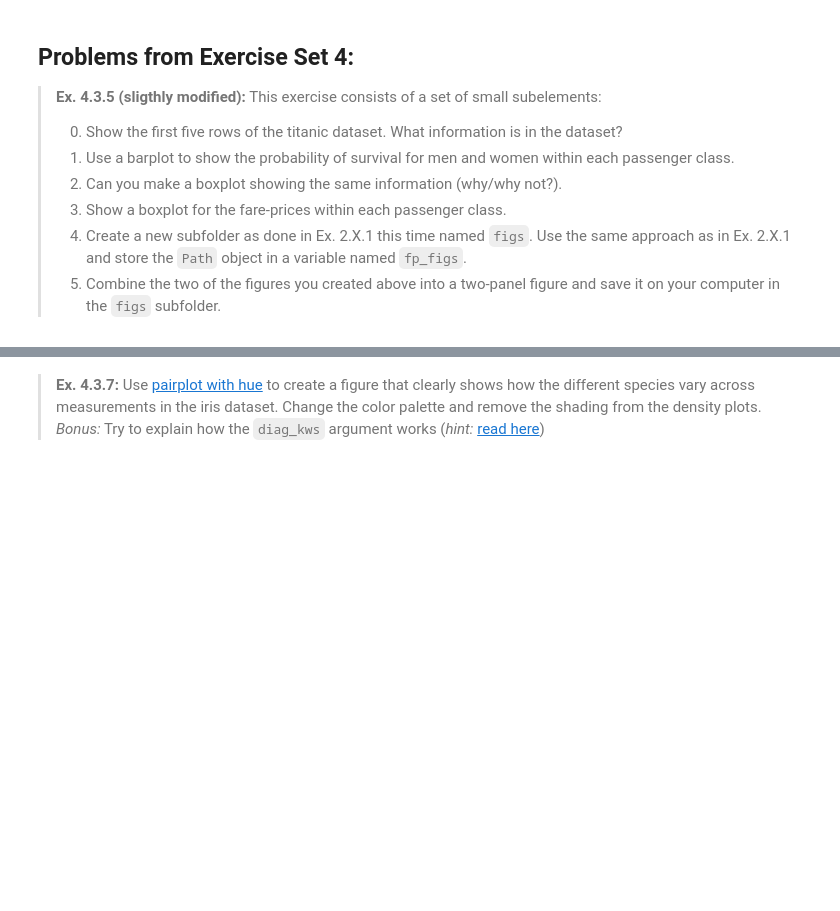
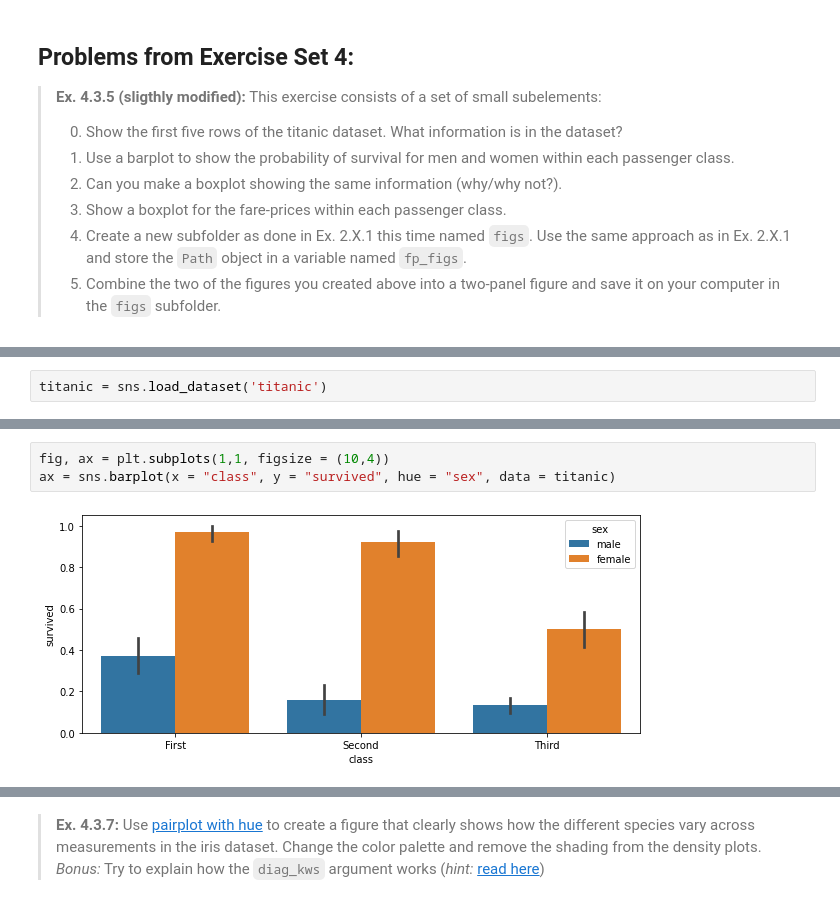
Before and after one commit to mbilsen/Housing-Prices-in-Denmark, a Jupyter notebook: assignment1/assignment_1.ipynb, the cells around one changed output, grey strips where cells are left out. Drawn from its saved outputs; the diff is of its cells as text; blank space fills up the shorter version.

```diff
--- a/assignment1/assignment_1.ipynb
+++ b/assignment1/assignment_1.ipynb
@@ -504,0 +502,2 @@ raise NotImplementedError()
+# %%
+titanic = sns.load_dataset('titanic')
@@ -504,0 +513,5 @@ raise NotImplementedError()
+# %%
+fig, ax = plt.subplots(1,1, figsize = (10,4))
+ax = sns.barplot(x = "class", y = "survived", hue = "sex", data = titanic)
+# %% [output]
+[figure, added]
```
Also changed, not shown: parts of 14 cells of this notebook, 1 other file.
